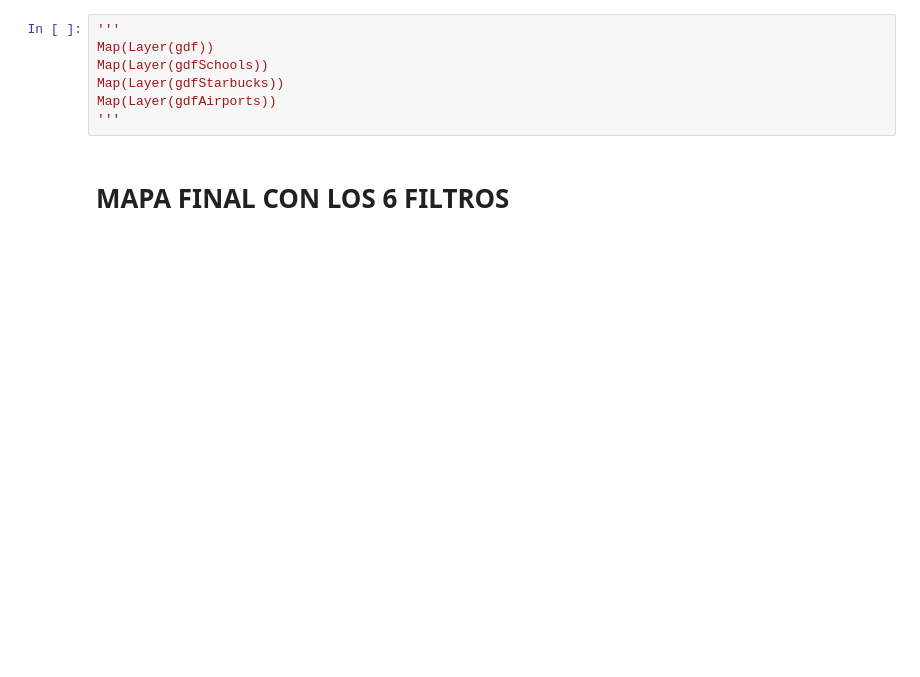
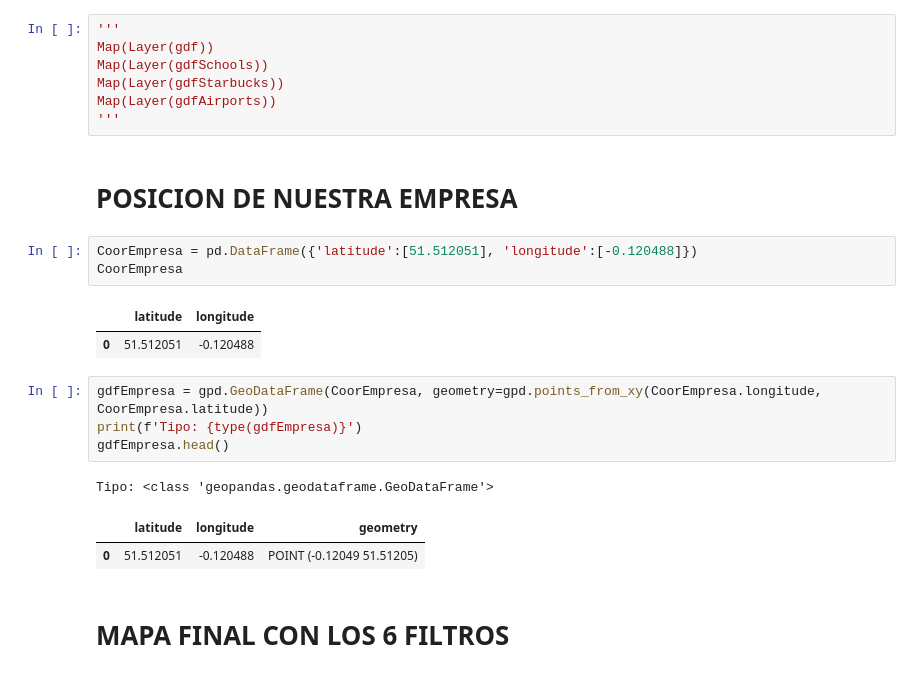
Before and after one commit to Bersuan/Proyecto-MongoDB, a Jupyter notebook: src/FilterStartups.ipynb, the cells around one changed output. Cells and saved outputs as stored; diff of their text form; blank space fills up the shorter version.

```diff
--- a/src/FilterStartups.ipynb
+++ b/src/FilterStartups.ipynb
@@ -604,6 +604,22 @@ Map(Layer(gdfSchools))
 Map(Layer(gdfStarbucks))
 Map(Layer(gdfAirports))
 '''
+# %% [markdown]
+# POSICION DE NUESTRA EMPRESA
+# %%
+CoorEmpresa = pd.DataFrame({'latitude':[51.512051], 'longitude':[-0.120488]})
+CoorEmpresa
+# %% [output]
+|  | latitude | longitude |
+| 0 | 51.512051 | -0.120488 |
+# %%
+gdfEmpresa = gpd.GeoDataFrame(CoorEmpresa, geometry=gpd.points_from_xy(CoorEmpresa.longitude, CoorEmpresa.latitude))
+print(f'Tipo: {type(gdfEmpresa)}')
+gdfEmpresa.head()
+# %% [output]
+Tipo: <class 'geopandas.geodataframe.GeoDataFrame'>
+|  | latitude | longitude | geometry |
+| 0 | 51.512051 | -0.120488 | POINT (-0.12049 51.51205) |
 # %% [markdown]
 # MAPA FINAL CON LOS 6 FILTROS
 # %%
```
Also changed, not shown: parts of 1 cell of this notebook.
